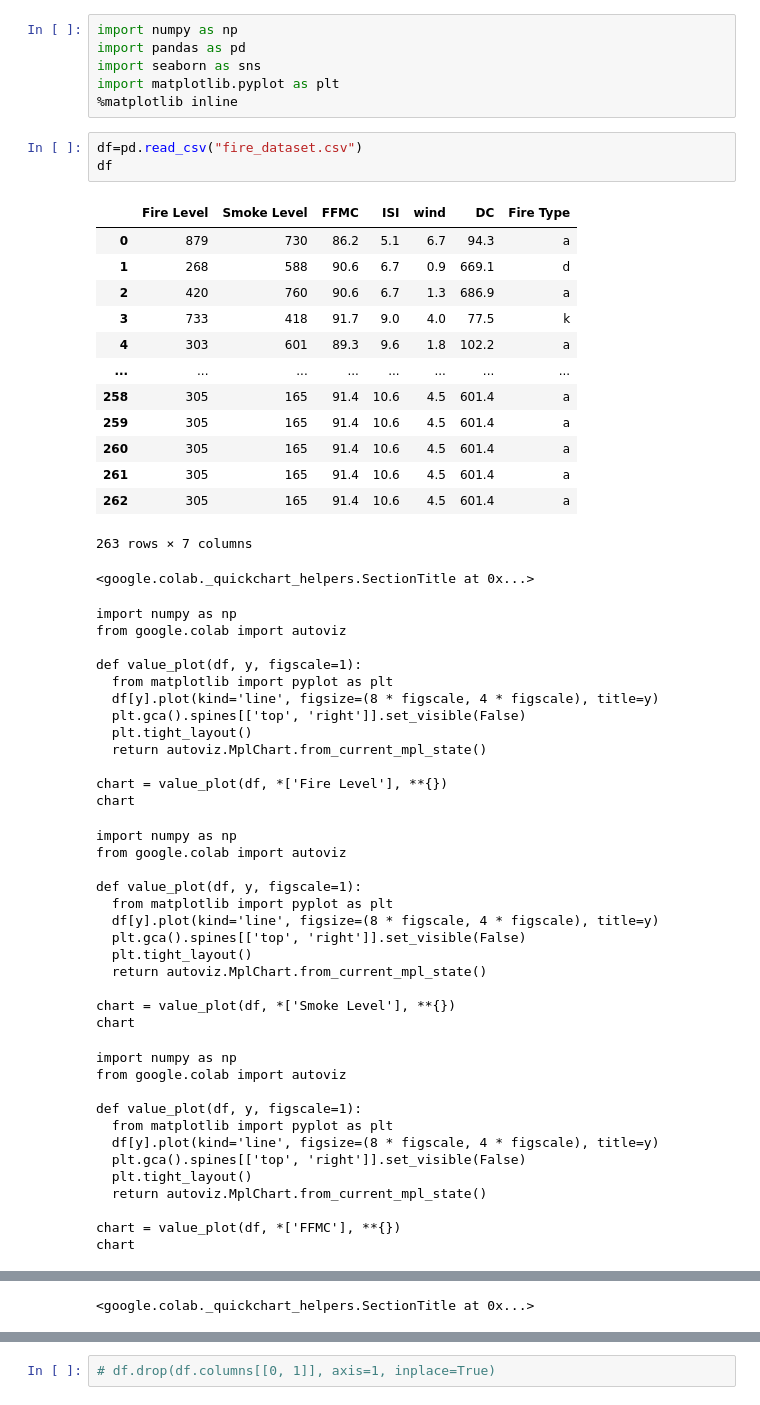
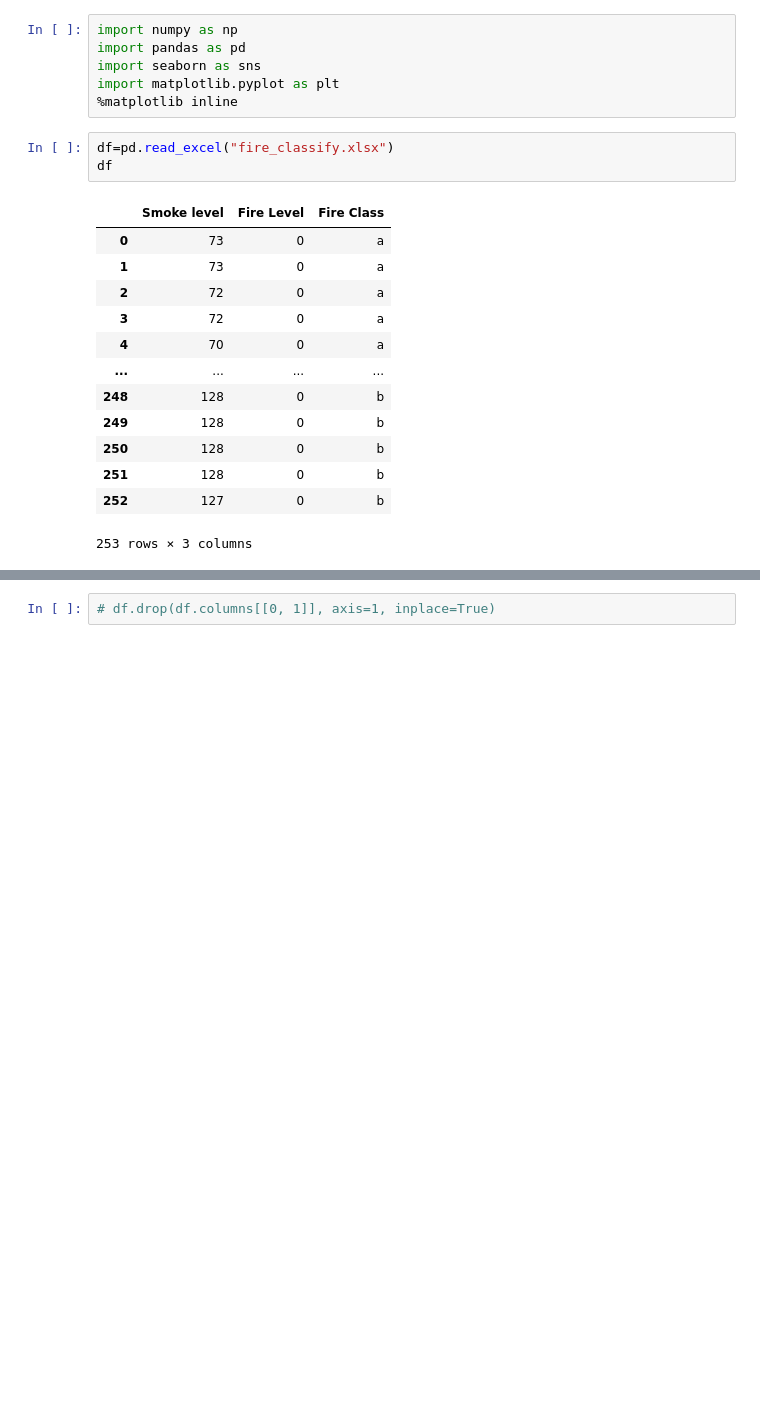
Before and after one commit to BE-MajorProject/FireDetection_IOE, a Jupyter notebook: All_Algorithms.ipynb, the cells around one changed output, grey strips where cells are left out. Saved outputs shown, nothing was run; the diff lists cells and outputs as text; blank space fills up the shorter version.

```diff
--- a/All_Algorithms.ipynb
+++ b/All_Algorithms.ipynb
@@ -7,56 +7,19 @@ import seaborn as sns
 import matplotlib.pyplot as plt
 %matplotlib inline
 # %%
-df=pd.read_csv("fire_dataset.csv")
+df=pd.read_excel("fire_classify.xlsx")
 df
 # %% [output]
-|  | Fire Level | Smoke Level | FFMC | ISI | wind | DC | Fire Type |
-| 0 | 879 | 730 | 86.2 | 5.1 | 6.7 | 94.3 | a |
-| 1 | 268 | 588 | 90.6 | 6.7 | 0.9 | 669.1 | d |
-| 2 | 420 | 760 | 90.6 | 6.7 | 1.3 | 686.9 | a |
-| 3 | 733 | 418 | 91.7 | 9.0 | 4.0 | 77.5 | k |
-| 4 | 303 | 601 | 89.3 | 9.6 | 1.8 | 102.2 | a |
-| ... | ... | ... | ... | ... | ... | ... | ... |
-| 258 | 305 | 165 | 91.4 | 10.6 | 4.5 | 601.4 | a |
-| 259 | 305 | 165 | 91.4 | 10.6 | 4.5 | 601.4 | a |
-| 260 | 305 | 165 | 91.4 | 10.6 | 4.5 | 601.4 | a |
-| 261 | 305 | 165 | 91.4 | 10.6 | 4.5 | 601.4 | a |
-| 262 | 305 | 165 | 91.4 | 10.6 | 4.5 | 601.4 | a |
+|  | Smoke level | Fire Level | Fire Class |
+| 0 | 73 | 0 | a |
+| 1 | 73 | 0 | a |
+| 2 | 72 | 0 | a |
+| 3 | 72 | 0 | a |
+| 4 | 70 | 0 | a |
+| ... | ... | ... | ... |
+| 248 | 128 | 0 | b |
+| 249 | 128 | 0 | b |
+| 250 | 128 | 0 | b |
+| 251 | 128 | 0 | b |
+| 252 | 127 | 0 | b |
-263 rows × 7 columns
+253 rows × 3 columns
-<google.colab._quickchart_helpers.SectionTitle at 0x...>
-import numpy as np
-from google.colab import autoviz
-
-def value_plot(df, y, figscale=1):
-  from matplotlib import pyplot as plt
-  df[y].plot(kind='line', figsize=(8 * figscale, 4 * figscale), title=y)
-  plt.gca().spines[['top', 'right']].set_visible(False)
-  plt.tight_layout()
-  return autoviz.MplChart.from_current_mpl_state()
-
-chart = value_plot(df, *['Fire Level'], **{})
-chart
-import numpy as np
-from google.colab import autoviz
-
-def value_plot(df, y, figscale=1):
-  from matplotlib import pyplot as plt
-  df[y].plot(kind='line', figsize=(8 * figscale, 4 * figscale), title=y)
-  plt.gca().spines[['top', 'right']].set_visible(False)
-  plt.tight_layout()
-  return autoviz.MplChart.from_current_mpl_state()
-
-chart = value_plot(df, *['Smoke Level'], **{})
-chart
-import numpy as np
-from google.colab import autoviz
-
-def value_plot(df, y, figscale=1):
-  from matplotlib import pyplot as plt
-  df[y].plot(kind='line', figsize=(8 * figscale, 4 * figscale), title=y)
-  plt.gca().spines[['top', 'right']].set_visible(False)
-  plt.tight_layout()
-  return autoviz.MplChart.from_current_mpl_state()
-
-chart = value_plot(df, *['FFMC'], **{})
-chart
@@ -75 +25,0 @@ chart
-<google.colab._quickchart_helpers.SectionTitle at 0x...>
```
Also changed, not shown: parts of 17 cells of this notebook, 3 other files.
